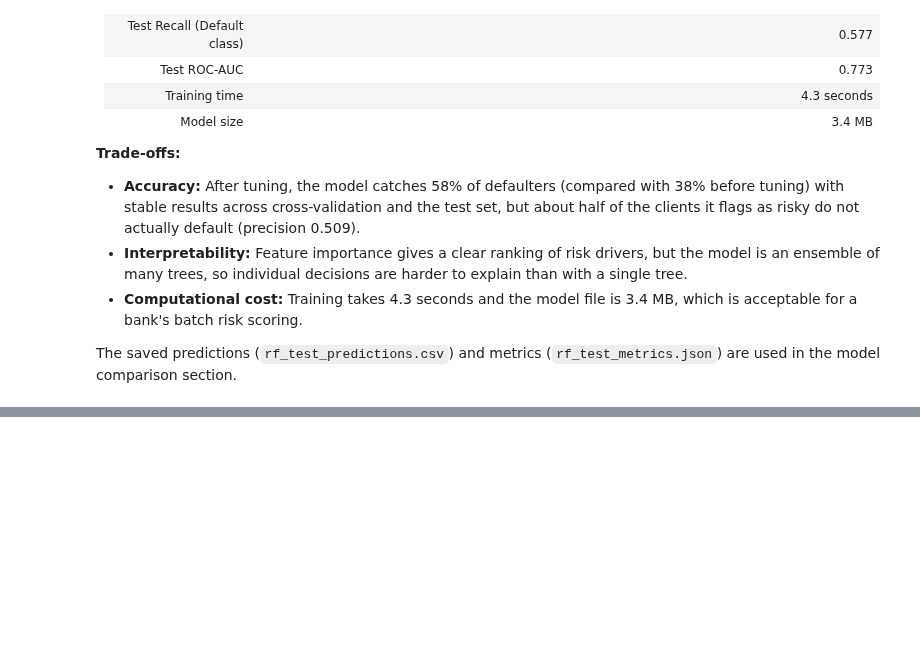
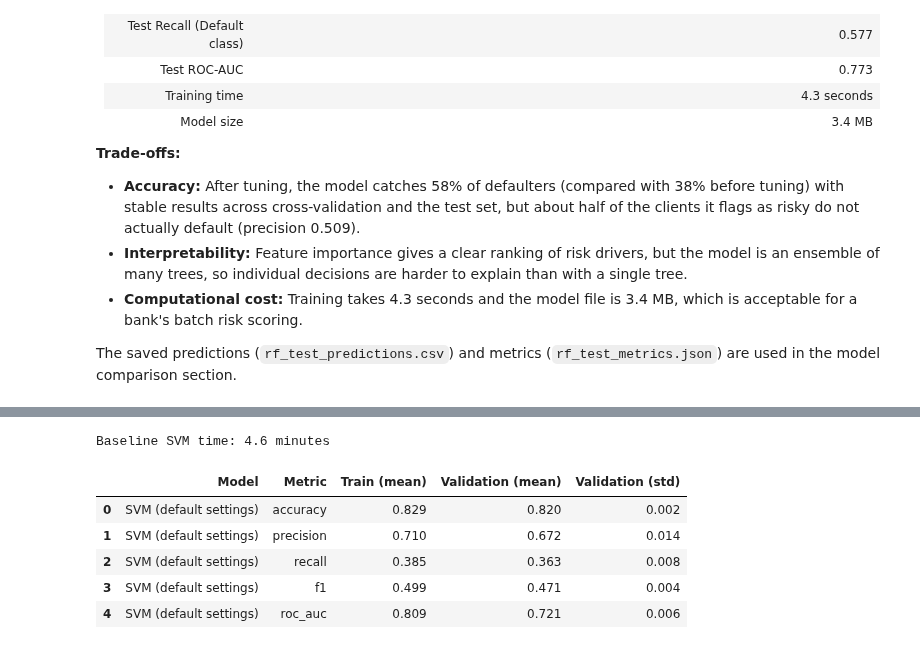
Before and after one commit to r-raghad/SWE485-Project-Group1, a Jupyter notebook: Phase1_Supervised_Learning.ipynb, the cells around one changed output, grey strips where cells are left out. Drawn from its saved outputs; the diff is of its cells as text; code cells hidden in the pictures; blank space fills up the shorter version.

```diff
--- a/Phase1_Supervised_Learning.ipynb
+++ b/Phase1_Supervised_Learning.ipynb
@@ -590,0 +635,30 @@ The saved predictions (`rf_test_predictions.csv`) and metrics (`rf_test_metrics.
+# %%
+# ===== Baseline SVM =====
+from sklearn.svm import SVC
+
+baseline_svm = SVC(kernel="rbf")
+
+start = time.perf_counter()
+
+svm_baseline_results = cross_validate(
+    baseline_svm,
+    X_train,
+    y_train,
+    cv=cv,
+    scoring=scoring,
+    return_train_score=True,
+    n_jobs=-1
+)
+
+svm_baseline_minutes = (time.perf_counter() - start) / 60
+
+print(f"Baseline SVM time: {svm_baseline_minutes:.1f} minutes")
+summarize_cv(svm_baseline_results, "SVM (default settings)").round(3)
+# %% [output]
+Baseline SVM time: 4.6 minutes
+|  | Model | Metric | Train (mean) | Validation (mean) | Validation (std) |
+| 0 | SVM (default settings) | accuracy | 0.829 | 0.820 | 0.002 |
+| 1 | SVM (default settings) | precision | 0.710 | 0.672 | 0.014 |
+| 2 | SVM (default settings) | recall | 0.385 | 0.363 | 0.008 |
+| 3 | SVM (default settings) | f1 | 0.499 | 0.471 | 0.004 |
+| 4 | SVM (default settings) | roc_auc | 0.809 | 0.721 | 0.006 |
```
Also changed, not shown: parts of 15 cells of this notebook.
